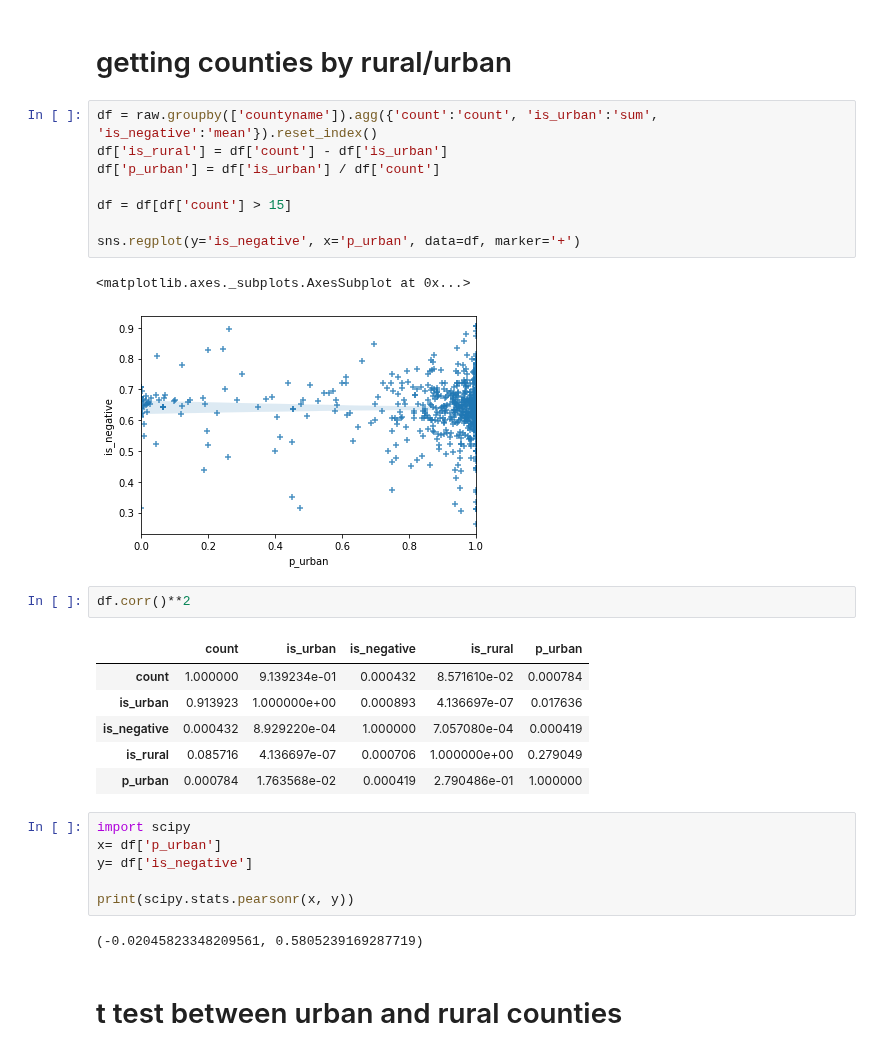
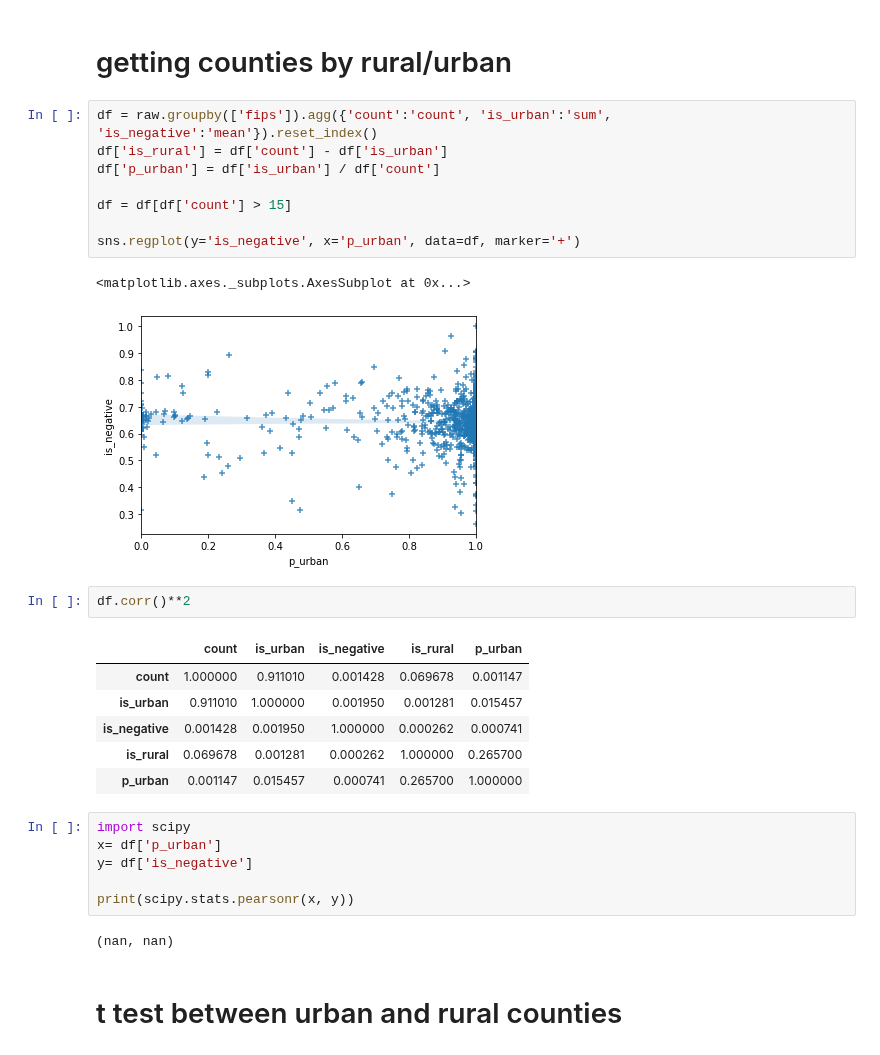
Before and after one commit to Alexander-Kahanek/COVID_Research, a Jupyter notebook: analysis/urban_rural_test.ipynb, the cells around one changed output. Drawn from its saved outputs; the diff is of its cells as text.

```diff
--- a/analysis/urban_rural_test.ipynb
+++ b/analysis/urban_rural_test.ipynb
@@ -90,25 +110,25 @@ Index(['id_str', 'created_at', 'follower_count', 'friends_count', 'statefips',
 # %% [markdown]
 # getting counties by rural/urban
 # %%
-df = raw.groupby(['countyname']).agg({'count':'count', 'is_urban':'sum', 'is_negative':'mean'}).reset_index()
+df = raw.groupby(['fips']).agg({'count':'count', 'is_urban':'sum', 'is_negative':'mean'}).reset_index()
 df['is_rural'] = df['count'] - df['is_urban']
 df['p_urban'] = df['is_urban'] / df['count']
 
 df = df[df['count'] > 15]
 
 sns.regplot(y='is_negative', x='p_urban', data=df, marker='+')
 # %% [output]
 <matplotlib.axes._subplots.AxesSubplot at 0x...>
-[figure, old version]
+[figure, new version]
 # %%
 df.corr()**2
 # %% [output]
 |  | count | is_urban | is_negative | is_rural | p_urban |
-| count | 1.000000 | 9.139234e-01 | 0.000432 | 8.571610e-02 | 0.000784 |
-| is_urban | 0.913923 | 1.000000e+00 | 0.000893 | 4.136697e-07 | 0.017636 |
-| is_negative | 0.000432 | 8.929220e-04 | 1.000000 | 7.057080e-04 | 0.000419 |
-| is_rural | 0.085716 | 4.136697e-07 | 0.000706 | 1.000000e+00 | 0.279049 |
-| p_urban | 0.000784 | 1.763568e-02 | 0.000419 | 2.790486e-01 | 1.000000 |
+| count | 1.000000 | 0.911010 | 0.001428 | 0.069678 | 0.001147 |
+| is_urban | 0.911010 | 1.000000 | 0.001950 | 0.001281 | 0.015457 |
+| is_negative | 0.001428 | 0.001950 | 1.000000 | 0.000262 | 0.000741 |
+| is_rural | 0.069678 | 0.001281 | 0.000262 | 1.000000 | 0.265700 |
+| p_urban | 0.001147 | 0.015457 | 0.000741 | 0.265700 | 1.000000 |
 # %%
 import scipy
 x= df['p_urban']
@@ -116,7 +136,7 @@ y= df['is_negative']
 
 print(scipy.stats.pearsonr(x, y))
 # %% [output]
-(-0.02045823348209561, 0.5805239169287719)
+(nan, nan)
 # %% [markdown]
 # t test between urban and rural counties
 # %%
```
Also changed, not shown: parts of 4 cells of this notebook, 1 other file.
